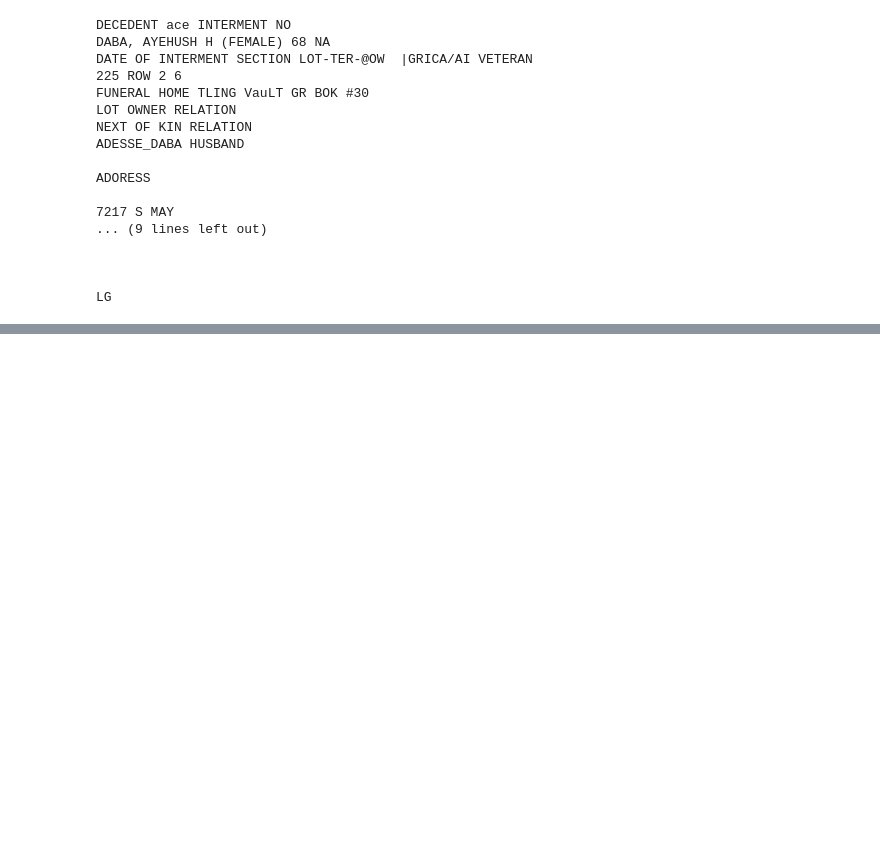
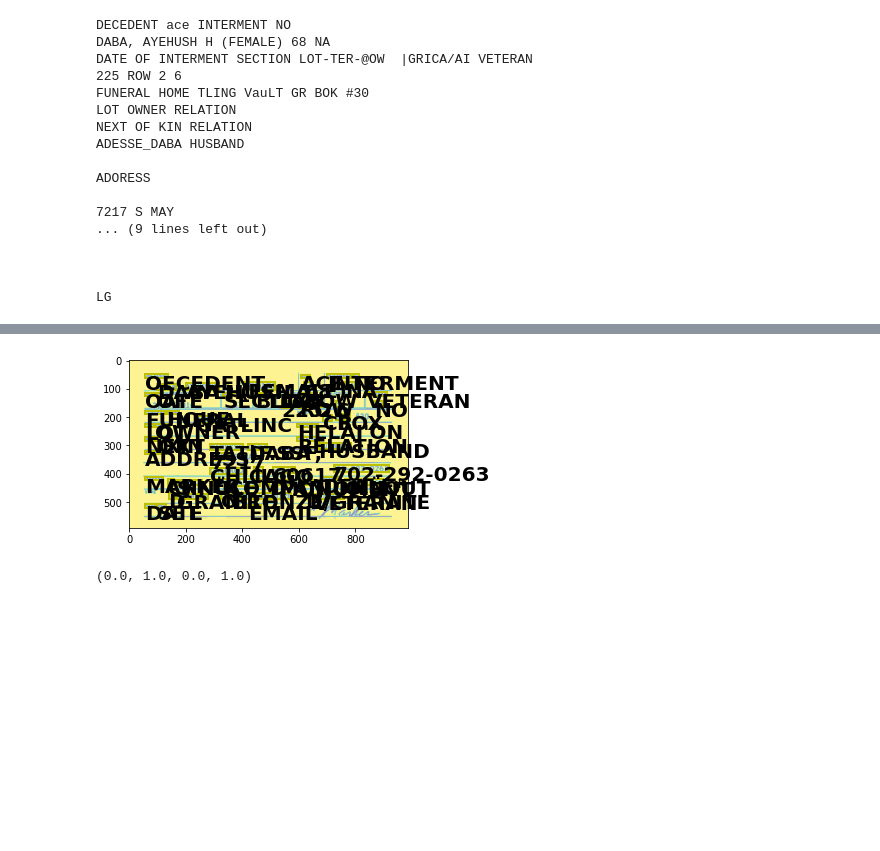
Before and after one commit to cwperks/eai6020, a Jupyter notebook: notebooks/pytesseract-scratch.ipynb, the cells around one changed output, grey strips where cells are left out. Cells and saved outputs as stored; diff of their text form; code cells hidden in the pictures; blank space fills up the shorter version.

```diff
--- a/notebooks/pytesseract-scratch.ipynb
+++ b/notebooks/pytesseract-scratch.ipynb
@@ -521,0 +871,65 @@ iCard_021948_1_Dail_Hazikiah.jpg
+# %%
+import os
+import sys
+import requests
+# If you are using a Jupyter Notebook, uncomment the following line.
+# %matplotlib inline
+import matplotlib.pyplot as plt
+from matplotlib.patches import Rectangle
+from PIL import Image
+from io import BytesIO
+
+# Add your Computer Vision subscription key and endpoint to your environment variables.
+os.environ['COMPUTER_VISION_SUBSCRIPTION_KEY'] = "2d2bf7809b9c4d94866d6ca02752977f"
+os.environ['COMPUTER_VISION_ENDPOINT'] = "https://eai6020.cognitiveservices.azure.com/"
+if 'COMPUTER_VISION_SUBSCRIPTION_KEY' in os.environ:
+    subscription_key = os.environ['COMPUTER_VISION_SUBSCRIPTION_KEY']
+else:
+    print("\nSet the COMPUTER_VISION_SUBSCRIPTION_KEY environment variable.\n**Restart your shell or IDE for changes to take effect.**")
+    sys.exit()
+
+if 'COMPUTER_VISION_ENDPOINT' in os.environ:
+    endpoint = os.environ['COMPUTER_VISION_ENDPOINT']
+
+ocr_url = endpoint + "vision/v3.1/ocr"
+
+image_path = "../OneDrive_1_11-6-2019/iCard_021873_1_Daba_Ayehush_H.jpg"
+# Read the image into a byte array
+image_data = open(image_path, "rb").read()
+# Set Content-Type to octet-stream
+headers = {'Ocp-Apim-Subscription-Key': subscription_key, 'Content-Type': 'application/octet-stream'}
+params = {'language': 'unk', 'detectOrientation': 'true'}
+# put the byte array into your post request
+response = requests.post(ocr_url, headers=headers, params=params, data = image_data)
+
+response.raise_for_status()
+
+analysis = response.json()
+
+# Extract the word bounding boxes and text.
+line_infos = [region["lines"] for region in analysis["regions"]]
+word_infos = []
+for line in line_infos:
+    for word_metadata in line:
+        for word_info in word_metadata["words"]:
+            word_infos.append(word_info)
+word_infos
+
+# Display the image and overlay it with the extracted text.
+plt.figure(figsize=(5, 5))
+image = Image.open(image_path)
+ax = plt.imshow(image, alpha=0.5)
+for word in word_infos:
+    bbox = [int(num) for num in word["boundingBox"].split(",")]
+    text = word["text"]
+    origin = (bbox[0], bbox[1])
+    patch = Rectangle(origin, bbox[2], bbox[3],
+                      fill=False, linewidth=2, color='y')
+    ax.axes.add_patch(patch)
+    plt.text(origin[0], origin[1], text, fontsize=20, weight="bold", va="top")
+plt.show()
+plt.axis("off")
+# %% [output]
+[figure, added]
+(0.0, 1.0, 0.0, 1.0)
+[figure, added]
```
Also changed, not shown: parts of 16 cells of this notebook.
